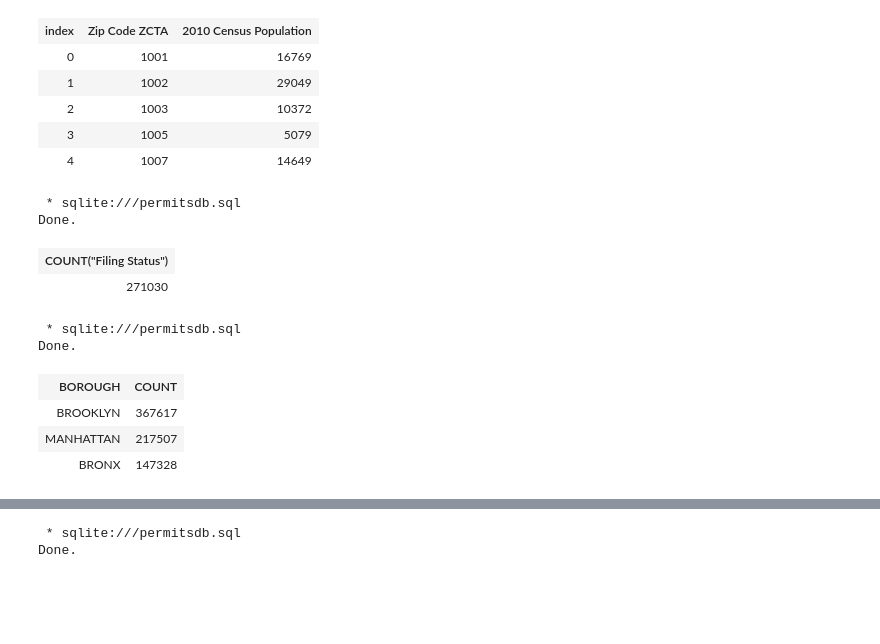
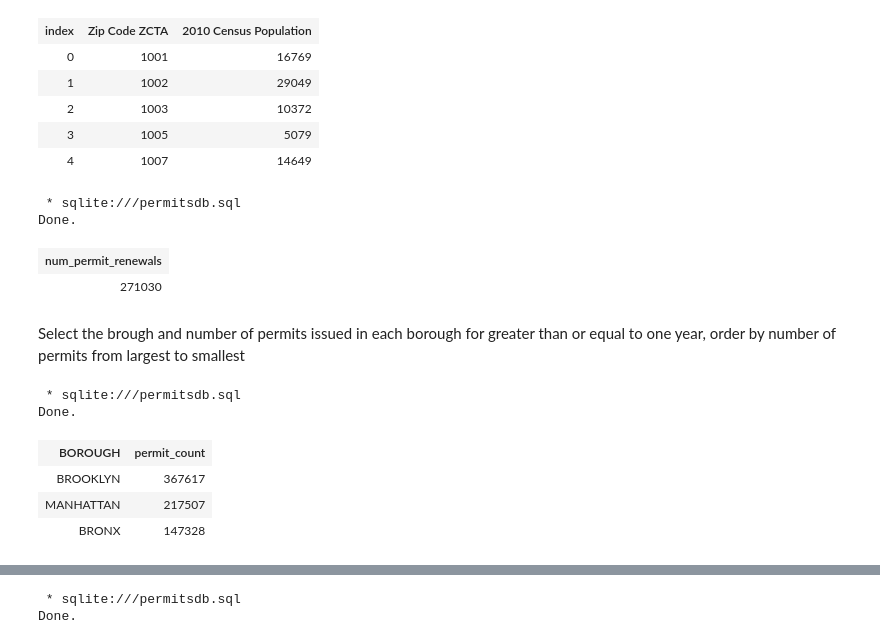
Before and after one commit to dray89/SQL, a Jupyter notebook: Proj_DataAnalysis_In_SQLlite.ipynb, the cells around one changed output, grey strips where cells are left out. Saved outputs shown, nothing was run; the diff lists cells and outputs as text; code cells hidden in the pictures; blank space fills up the shorter version.

```diff
--- a/Proj_DataAnalysis_In_SQLlite.ipynb
+++ b/Proj_DataAnalysis_In_SQLlite.ipynb
@@ -131,26 +131,28 @@ Done.
 | 4 | 1007 | 14649 |
 # %%
 %%sql
-SELECT COUNT("Filing Status") FROM permits
+SELECT COUNT("Filing Status") AS num_permit_renewals FROM permits
 WHERE "Filing Status" = "RENEWAL"
 LIMIT 5
 # %% [output]
  * sqlite:///permitsdb.sql
 Done.
-| COUNT("Filing Status") |
+| num_permit_renewals |
 | 271030 |
+# %% [markdown]
+<p> Select the brough and number of permits issued in each borough for greater than or equal to one year, order by number of permits from largest to smallest </p>
 # %%
 %%sql
-SELECT BOROUGH, COUNT() AS COUNT
+SELECT BOROUGH, COUNT() AS permit_count
 FROM permits
 WHERE (SELECT ("Expiration Date" - "Issuance Date") AS DATE_DIFF)>=1
 GROUP BY BOROUGH
-ORDER BY COUNT DESC
+ORDER BY permit_count DESC
 LIMIT 5;
 # %% [output]
  * sqlite:///permitsdb.sql
 Done.
-| BOROUGH | COUNT |
+| BOROUGH | permit_count |
 | BROOKLYN | 367617 |
 | MANHATTAN | 217507 |
 | BRONX | 147328 |
```
Also changed, not shown: parts of 10 cells of this notebook.
